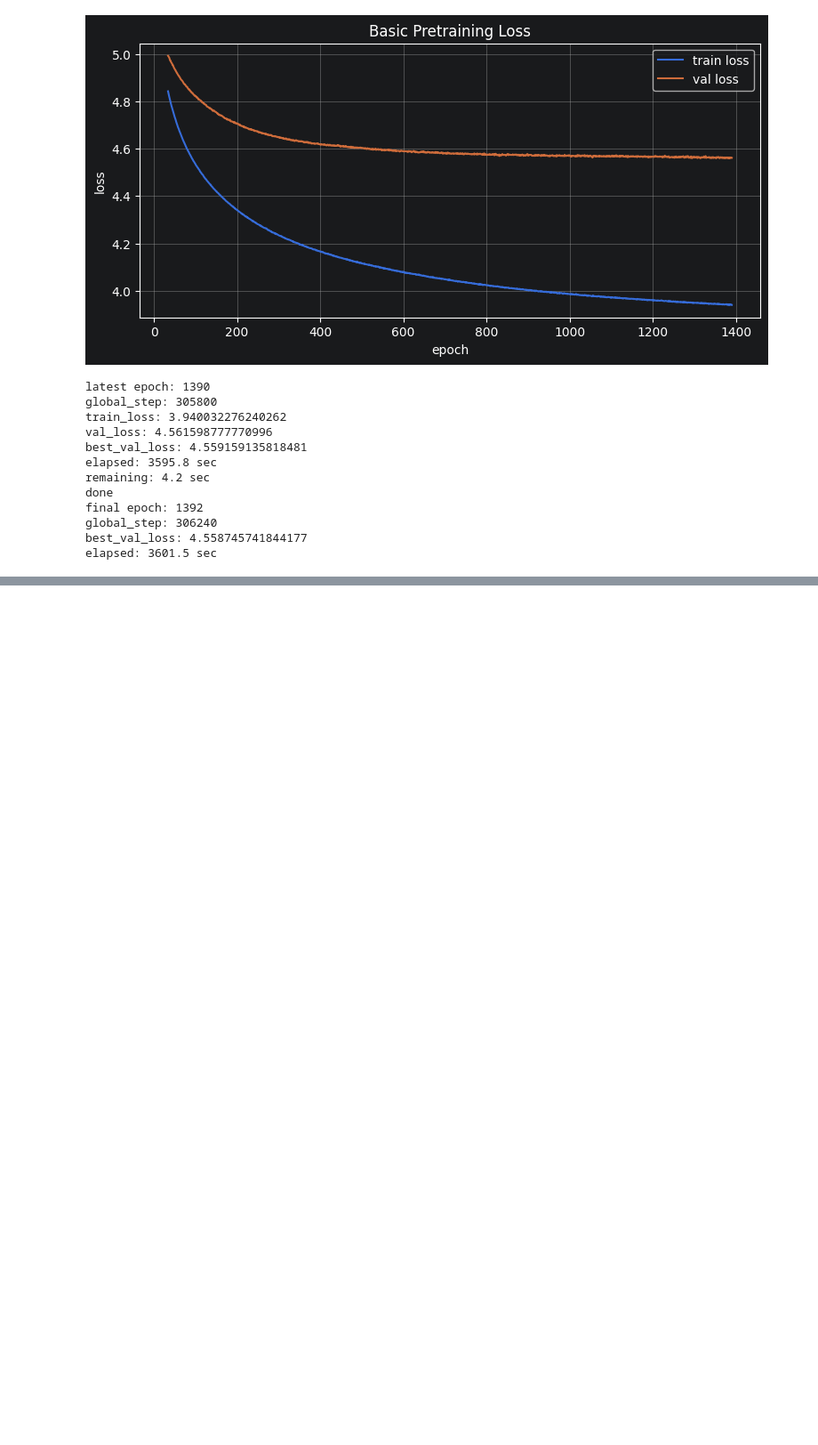
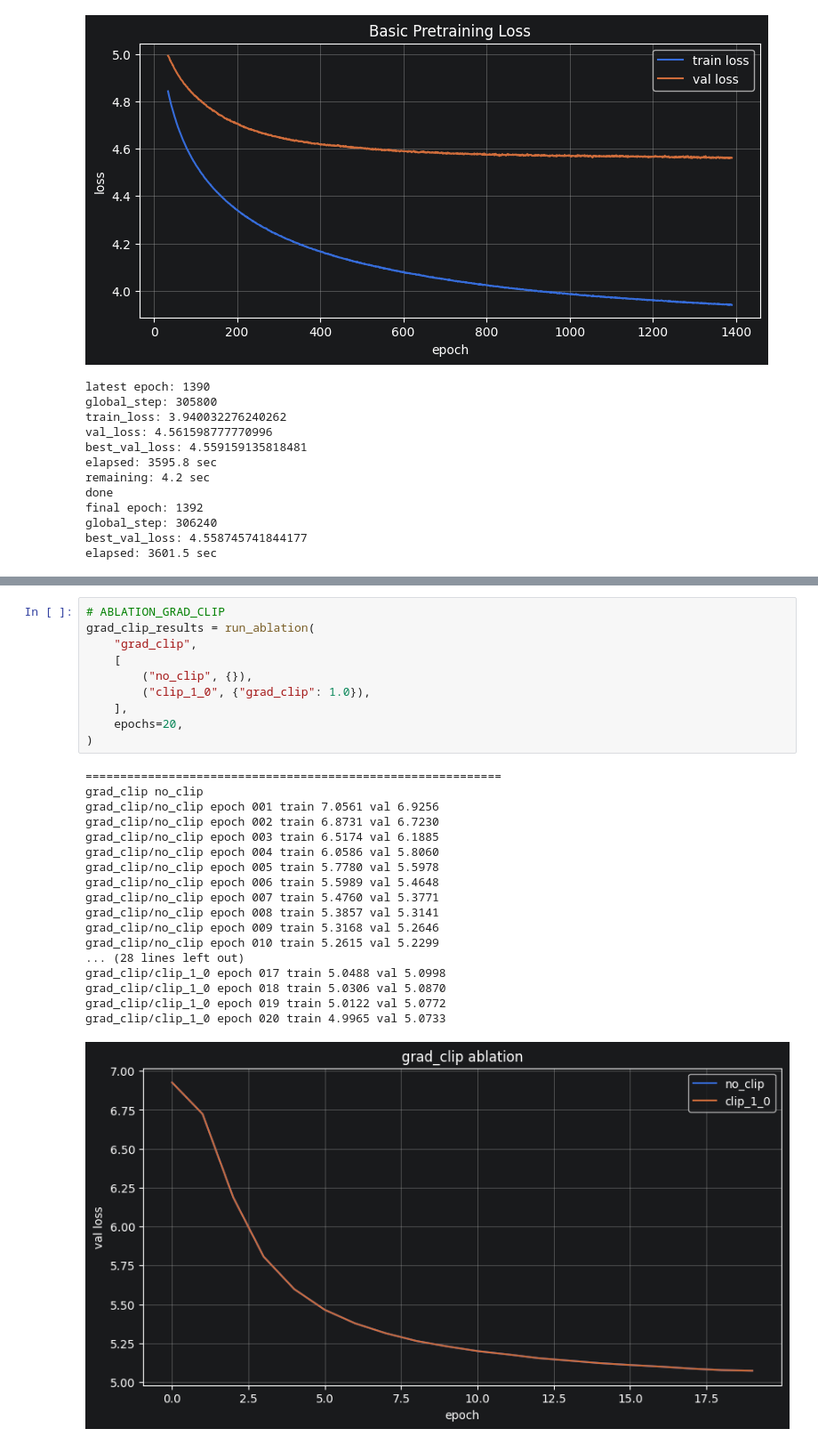
Before and after one commit to Jungle-12-303/week13-14-team-04-gpt-lab, a Jupyter notebook: gpt-lab.ipynb, the cells around one changed output, grey strips where cells are left out. Shown at 89% size. Drawn from its saved outputs; the diff is of its cells as text; blank space fills up the shorter version.

```diff
--- a/gpt-lab.ipynb
+++ b/gpt-lab.ipynb
@@ -1181,0 +1859,29 @@ elapsed: 3601.5 sec
+# %%
+# ABLATION_GRAD_CLIP
+grad_clip_results = run_ablation(
+    "grad_clip",
+    [
+        ("no_clip", {}),
+        ("clip_1_0", {"grad_clip": 1.0}),
+    ],
+    epochs=20,
+)
+# %% [output]
+============================================================
+grad_clip no_clip
+grad_clip/no_clip epoch 001 train 7.0561 val 6.9256
+grad_clip/no_clip epoch 002 train 6.8731 val 6.7230
+grad_clip/no_clip epoch 003 train 6.5174 val 6.1885
+grad_clip/no_clip epoch 004 train 6.0586 val 5.8060
+grad_clip/no_clip epoch 005 train 5.7780 val 5.5978
+grad_clip/no_clip epoch 006 train 5.5989 val 5.4648
+grad_clip/no_clip epoch 007 train 5.4760 val 5.3771
+grad_clip/no_clip epoch 008 train 5.3857 val 5.3141
+grad_clip/no_clip epoch 009 train 5.3168 val 5.2646
+grad_clip/no_clip epoch 010 train 5.2615 val 5.2299
+... (28 lines left out)
+grad_clip/clip_1_0 epoch 017 train 5.0488 val 5.0998
+grad_clip/clip_1_0 epoch 018 train 5.0306 val 5.0870
+grad_clip/clip_1_0 epoch 019 train 5.0122 val 5.0772
+grad_clip/clip_1_0 epoch 020 train 4.9965 val 5.0733
+[figure, added]
```
Also changed, not shown: parts of 52 cells of this notebook, 1 other file.
